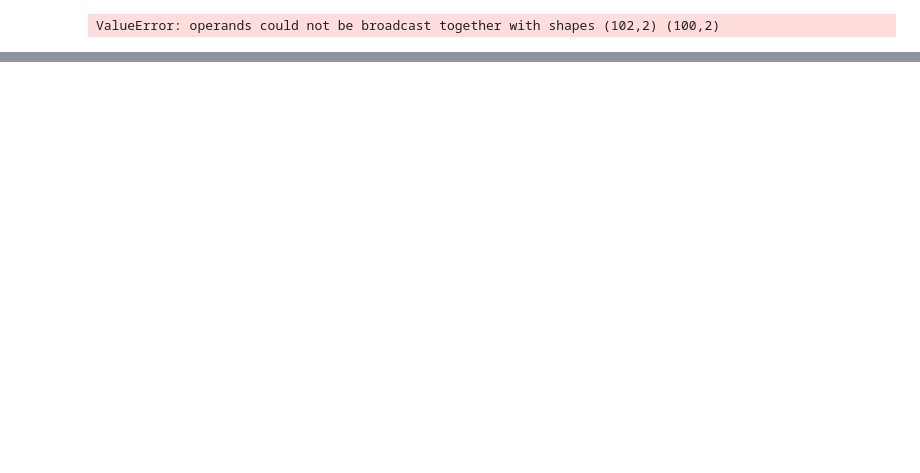
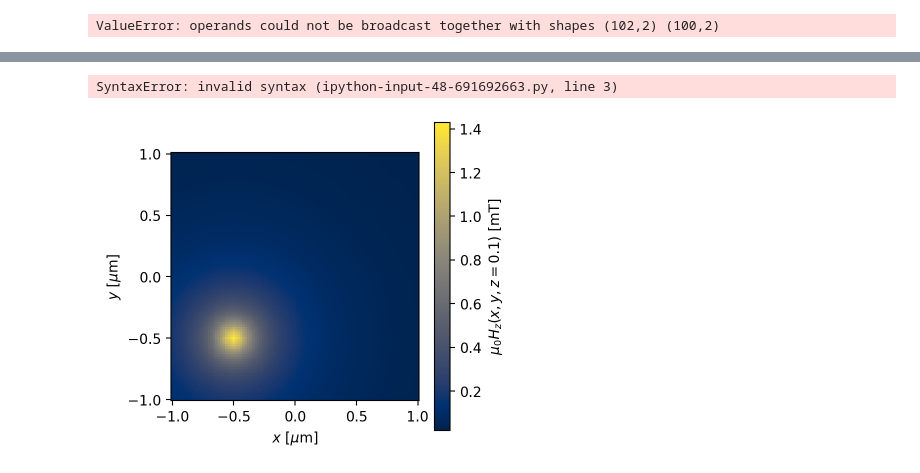
Before and after one commit to LeviathansDaughter/LOLIGO-VULGARIS, a Jupyter notebook: Untitled4.ipynb, the cells around one changed output, grey strips where cells are left out. Cells and saved outputs as stored; diff of their text form; code cells hidden in the pictures; blank space fills up the shorter version.

```diff
--- a/Untitled4.ipynb
+++ b/Untitled4.ipynb
@@ -597,0 +845,51 @@ None
+# %%
+device = sc.Device(
+    nam="sq_washer",
+    layers={name=="base", : sc.Layer(thickness=100e-9)},
+    films={
+        "washer": sc.Film(
+            layer="base",
+            geometry=sc.geometry.box(20e-6, 20e-6)  # 20um square
+            .difference(sc.geometry.box(5e-6, 5e-6))  # 5um hole
+        )
+    },
+    holes={"hole": sc.Polygon(points=sc.geometry.box(5e-6, 5e-6))},
+)
+
+problem = sc.Problem(
+    device=device,
+    magnetics=[sc.MagneticDipole(moment=1e-11, position=(0, 0, 10e-9))],  # dipole at center
+)
+
+solution = problem.solve()
+solution.plot_current_density()
+# %% [output]
+SyntaxError: invalid syntax (ipython-input-48-691692663.py, line 3)
+# %%
+# Define the domain over which 2D Fourier transform will be performed.
+xs = ys = np.linspace(-9, 8, 301)
+field = sc.sources.PearlVortexField(r0=(0, 0, 0), xs=xs, ys=ys, nPhi0=1, Lambda=1)
+
+# Coordinates at which to evaluate the magnetic field (in microns)
+N = 101
+eval_xs = eval_ys = np.linspace(-1, 1, N)
+eval_z = 0.1
+xgrid, ygrid, zgrid = np.meshgrid(eval_xs, eval_ys, eval_z)
+xgrid = np.squeeze(xgrid)
+ygrid = np.squeeze(ygrid)
+zgrid = np.squeeze(zgrid)
+
+# field returns shape (N * N, ) and the units are Phi_0 / length_units ** 2
+Hz = field(xgrid.ravel(), ygrid.ravel(), zgrid.ravel()) * sc.ureg("Phi_0 / um ** 2")
+# Reshape to (N, N) and convert to mT
+Hz = Hz.reshape((N, N)).to("mT").magnitude
+
+fig, ax = plt.subplots()
+ax.set_aspect("equal")
+im = ax.pcolormesh(xgrid, ygrid, Hz, shading="auto", cmap="cividis")
+cbar = fig.colorbar(im, ax=ax)
+ax.set_xlabel("$x$ [$\\mu$m]")
+ax.set_ylabel("$y$ [$\\mu$m]")
+cbar.set_label(f"$\\mu_0H_z(x, y, z={{{eval_z}}})$ [mT]")
+# %% [output]
+[figure, added]
```
Also changed, not shown: parts of 16 cells of this notebook.
